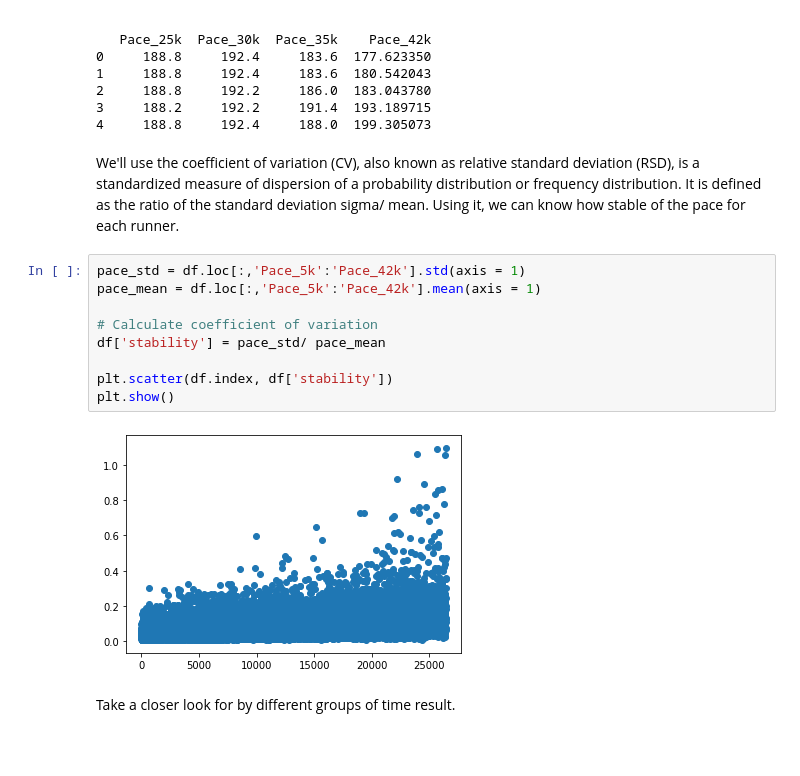
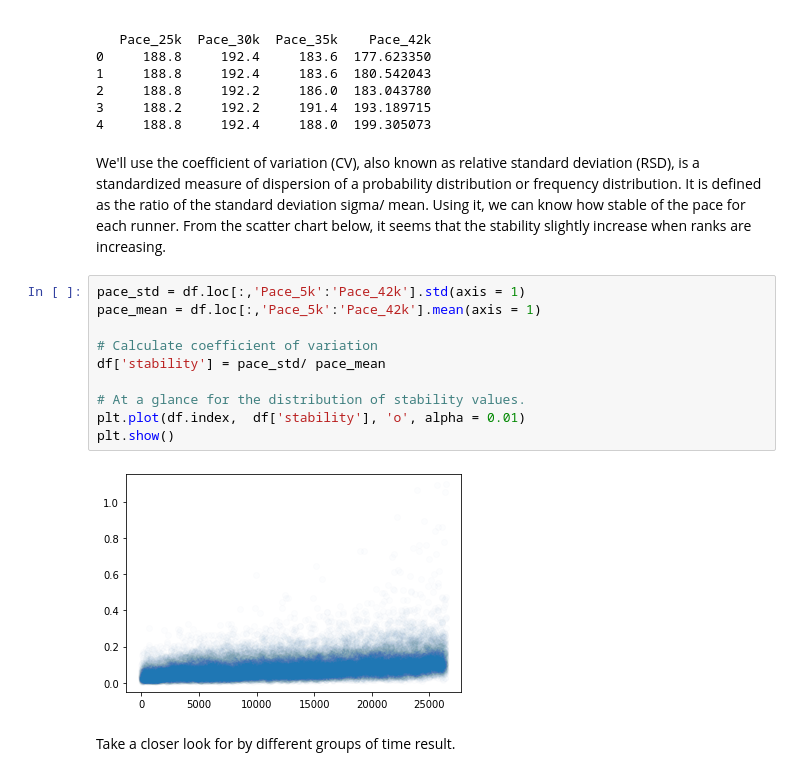
Before and after one commit to weimingma/Boston-Marathon, a Jupyter notebook: main.ipynb, the cells around one changed output. Saved outputs shown, nothing was run; the diff lists cells and outputs as text; blank space fills up the shorter version.

Commit message:
Update EDA charts and comments

```diff
--- a/main.ipynb
+++ b/main.ipynb
@@ -334,17 +333,19 @@ print(df.head())
 # %% [markdown]
 We'll use the coefficient of variation (CV), also known as relative standard deviation (RSD), is a standardized measure of dispersion of a probability distribution or frequency distribution. It is defined as the ratio of the standard deviation sigma/ mean.
 Using it, we can know how stable of the pace for each runner.
+From the scatter chart below, it seems that the stability slightly increase when ranks are increasing.
 # %%
 pace_std = df.loc[:,'Pace_5k':'Pace_42k'].std(axis = 1)
 pace_mean = df.loc[:,'Pace_5k':'Pace_42k'].mean(axis = 1)
 
 # Calculate coefficient of variation
 df['stability'] = pace_std/ pace_mean
 
-plt.scatter(df.index, df['stability'])
+# At a glance for the distribution of stability values.
+plt.plot(df.index,  df['stability'], 'o', alpha = 0.01)
 plt.show()
 # %% [output]
-[figure, old version]
+[figure, new version]
 # %% [markdown]
 Take a closer look for by different groups of time result.
 # %%
```
Also changed, not shown: parts of 13 cells of this notebook.
